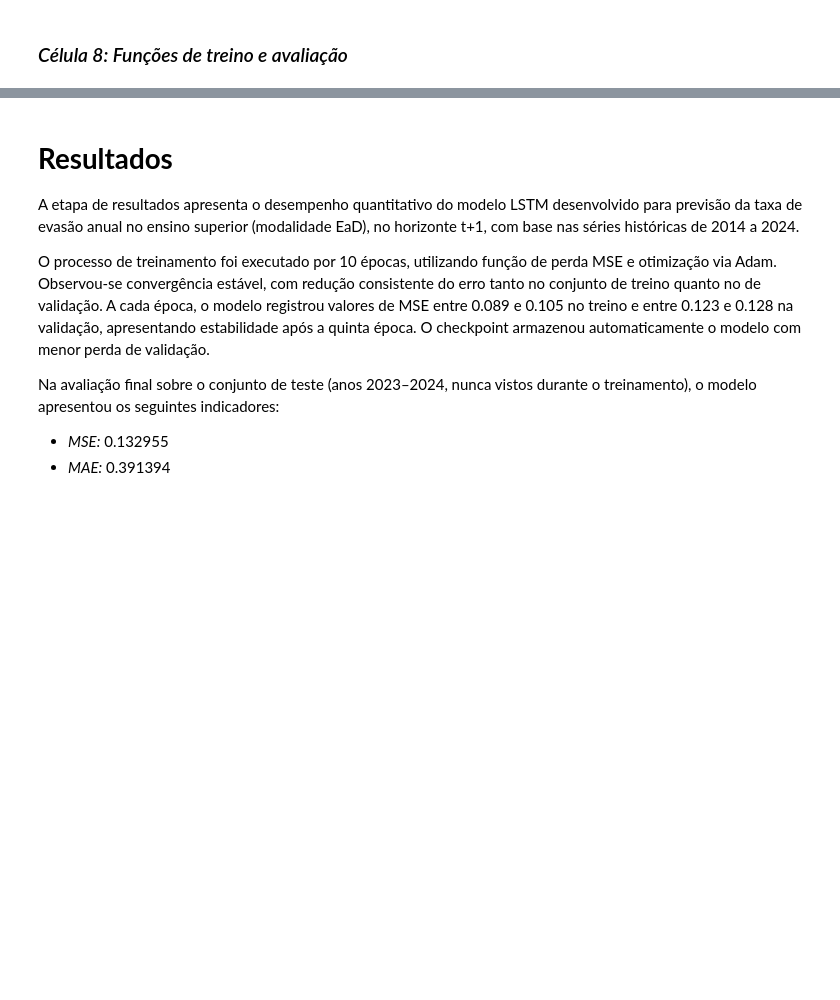
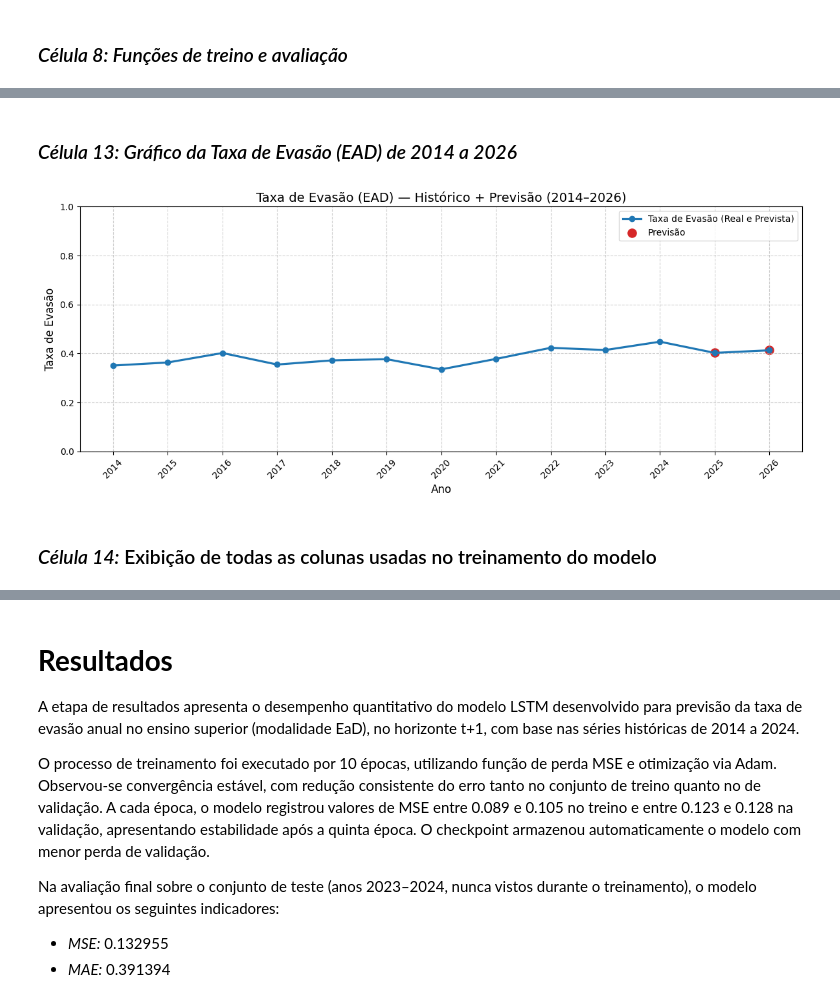
Before and after one commit to grupos4g4/PROJAPLIC4, a Jupyter notebook: cd_projeto_aplicado_IV_entrega_4_FINAL.ipynb, the cells around one changed output, grey strips where cells are left out. Drawn from its saved outputs; the diff is of its cells as text; code cells hidden in the pictures; blank space fills up the shorter version.

```diff
--- a/cd_projeto_aplicado_IV_entrega_4_FINAL.ipynb
+++ b/cd_projeto_aplicado_IV_entrega_4_FINAL.ipynb
@@ -744,0 +843,42 @@ target_year
+# %% [markdown]
+### *Célula 13: Gráfico da Taxa de Evasão (EAD) de 2014 a 2026* ###
+# %%
+# Garantir ordem correta
+ev_2014_2026 = ev_2014_2026.sort_values("NU_ANO_CENSO").reset_index(drop=True)
+
+plt.figure(figsize=(12,5))
+
+plt.plot(
+    ev_2014_2026["NU_ANO_CENSO"],
+    ev_2014_2026["Taxa_Evasao_Real"],
+    marker="o",
+    linewidth=2.3,
+    color="tab:blue",
+    label="Taxa de Evasão (Real e Prevista)"
+)
+
+plt.title("Taxa de Evasão (EAD) — Histórico + Previsão (2014–2026)", fontsize=14)
+plt.xlabel("Ano", fontsize=12)
+plt.ylabel("Taxa de Evasão", fontsize=12)
+
+plt.grid(True, linestyle="--", alpha=0.6)
+plt.xticks(ev_2014_2026["NU_ANO_CENSO"], rotation=45)
+plt.ylim(0, 1)  # mantém escala padrão da taxa
+
+# Destacar previsões (2025 e 2026) com estilo diferente
+mask_future = ev_2014_2026["NU_ANO_CENSO"].isin([2025, 2026])
+plt.scatter(
+    ev_2014_2026.loc[mask_future, "NU_ANO_CENSO"],
+    ev_2014_2026.loc[mask_future, "Taxa_Evasao_Real"],
+    color="tab:red",
+    s=90,
+    label="Previsão"
+)
+
+plt.legend()
+plt.tight_layout()
+plt.show()
+# %% [output]
+[figure, added]
+# %% [markdown]
+### *Célula 14:* Exibição de todas as colunas usadas no treinamento do modelo
```
Also changed, not shown: parts of 21 cells of this notebook.
